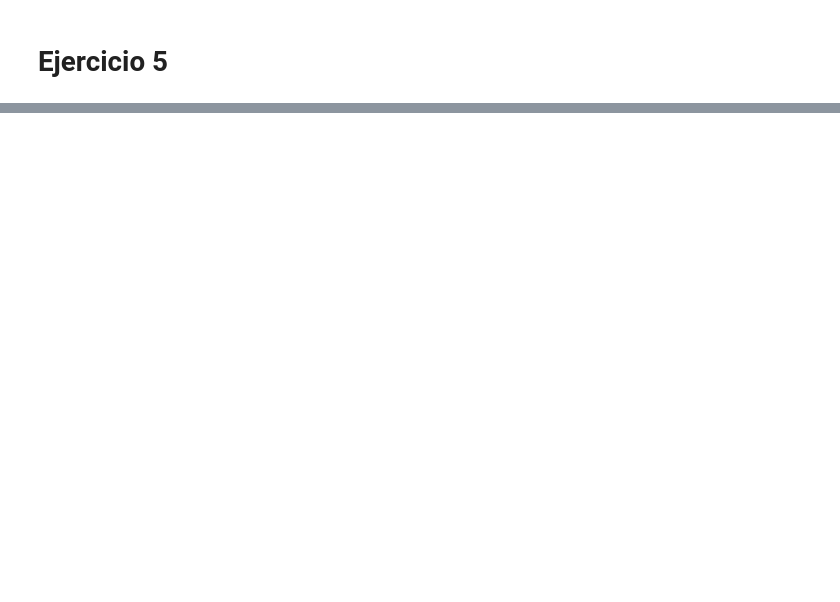
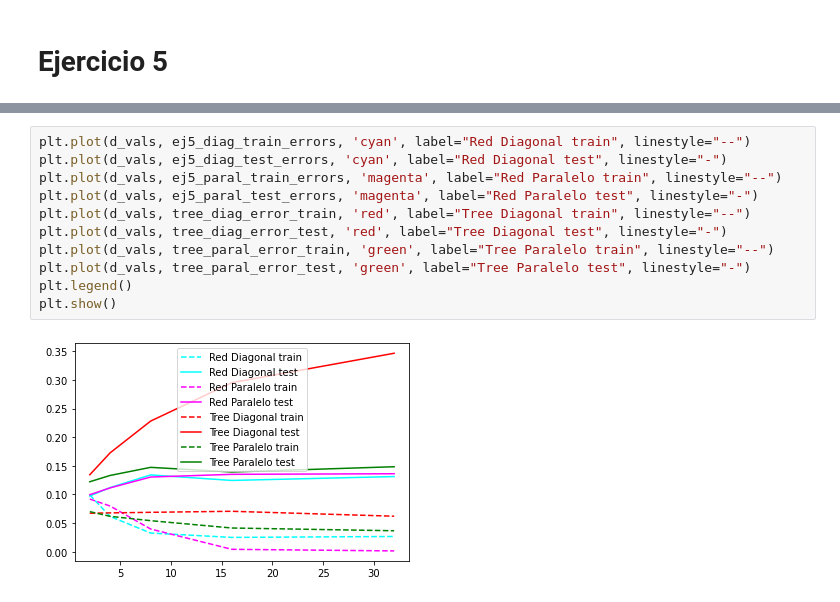
Before and after one commit to BMarelli/Facultad-LCC, a Jupyter notebook: 5-Año/IAA/TP2/main.ipynb, the cells around one changed output, grey strips where cells are left out. Drawn from its saved outputs; the diff is of its cells as text; blank space fills up the shorter version.

```diff
--- a/5-Año/IAA/TP2/main.ipynb
+++ b/5-Año/IAA/TP2/main.ipynb
@@ -251,0 +332,13 @@ plot_mse(range(4000), ej4_clfs['best'], 'Errores en relacion a gamma')
+# %%
+plt.plot(d_vals, ej5_diag_train_errors, 'cyan', label="Red Diagonal train", linestyle="--")
+plt.plot(d_vals, ej5_diag_test_errors, 'cyan', label="Red Diagonal test", linestyle="-")
+plt.plot(d_vals, ej5_paral_train_errors, 'magenta', label="Red Paralelo train", linestyle="--")
+plt.plot(d_vals, ej5_paral_test_errors, 'magenta', label="Red Paralelo test", linestyle="-")
+plt.plot(d_vals, tree_diag_error_train, 'red', label="Tree Diagonal train", linestyle="--")
+plt.plot(d_vals, tree_diag_error_test, 'red', label="Tree Diagonal test", linestyle="-")
+plt.plot(d_vals, tree_paral_error_train, 'green', label="Tree Paralelo train", linestyle="--")
+plt.plot(d_vals, tree_paral_error_test, 'green', label="Tree Paralelo test", linestyle="-")
+plt.legend()
+plt.show()
+# %% [output]
+[figure, added]
```
Also changed, not shown: parts of 22 cells of this notebook, 25 other files.
